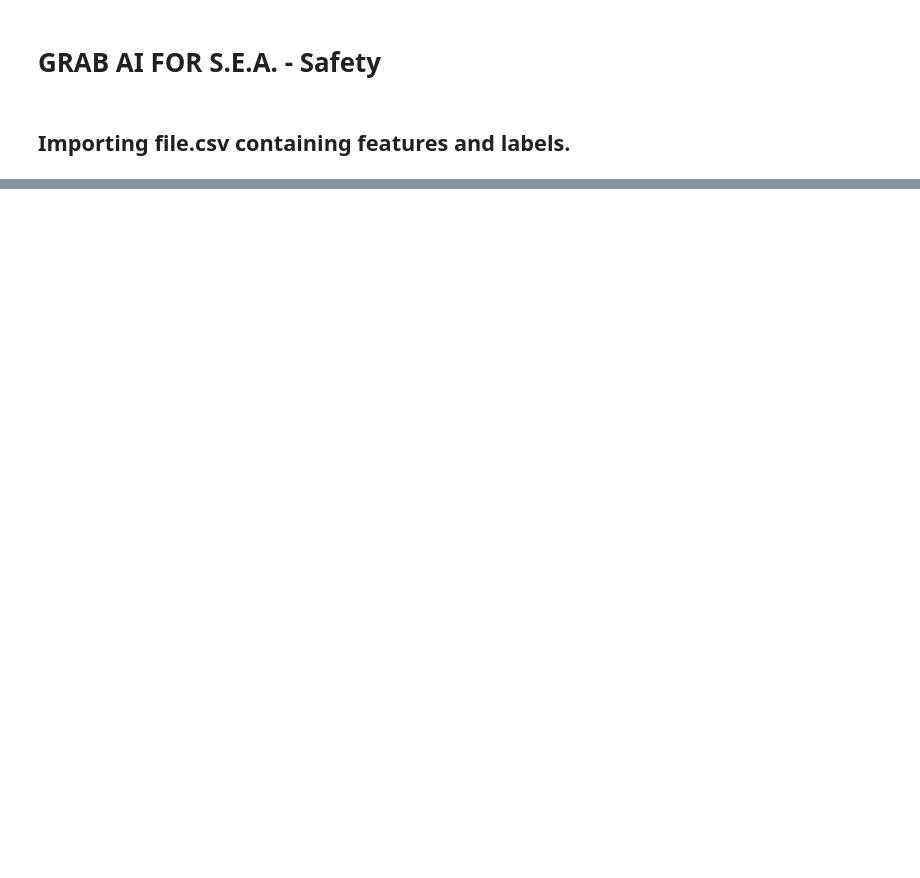
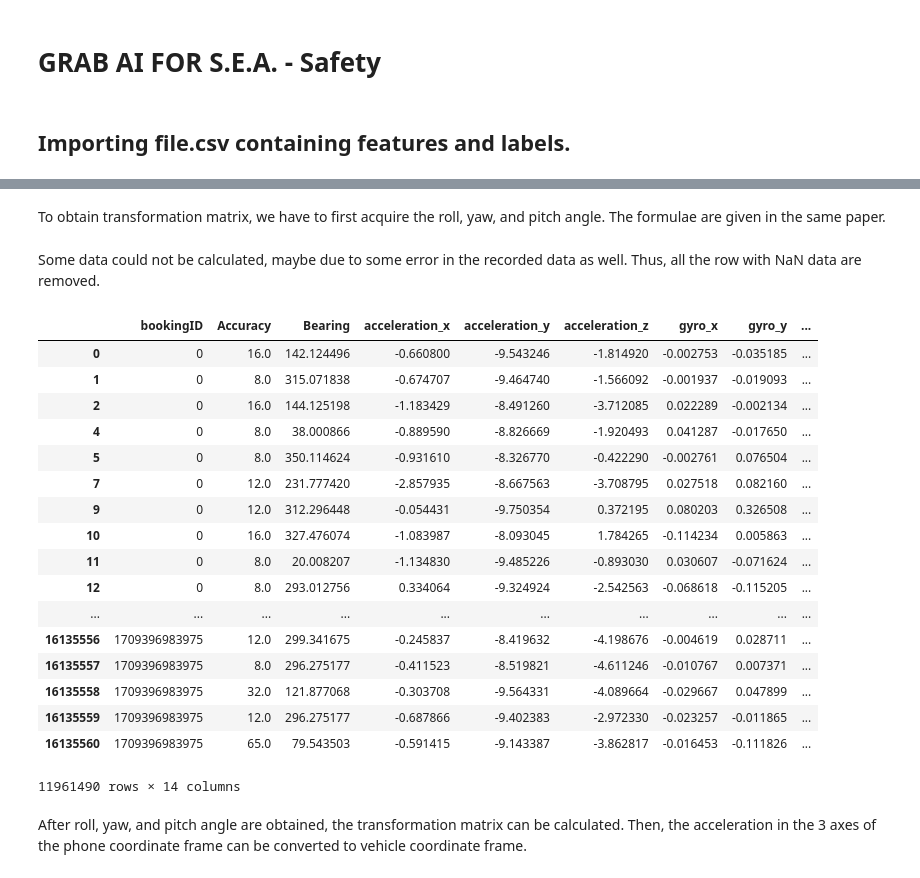
Before and after one commit to yeejingye/GrabAIforSEA_Safety, a Jupyter notebook: GrabAIforSEA_Safety.ipynb, the cells around one changed output, grey strips where cells are left out. Drawn from its saved outputs; the diff is of its cells as text; code cells hidden in the pictures; blank space fills up the shorter version.

```diff
--- a/GrabAIforSEA_Safety.ipynb
+++ b/GrabAIforSEA_Safety.ipynb
@@ -49,0 +102,24 @@ file = pd.read_csv('full.csv')
+# %%
+# Change the path to Label file directory
+labeldir = 'C:\\Program Files\\WPy-3662\\notebooks\\grab_safety\\labels'
+
+# Retrieve all the csv files in that directory
+labelfiles = glob.glob(os.path.join(labeldir, '*.csv'))
+
+# Loop through and read all the files
+dataframes = []
+for labelfile in labelfiles:
+    label_df = pd.read_csv(labelfile)
+    dataframes.append(label_df)
+
+# Concatenate the CSV files together
+label_df = pd.concat(dataframes, ignore_index=False)
+
+# # Setting bookingID as index
+label_df = label_df.set_index('bookingID')
+
+# Rearranging data based on bookingID
+label_df = label_df.sort_index(ascending=True)
+
+# Optional: Print out to a new CSV file
+# label_df.to_csv('label.csv')
@@ -49,0 +130,7 @@ file = pd.read_csv('full.csv')
+# %%
+# Inserting label into main dataframe
+
+nesteddict = label_df.to_dict()
+label = nesteddict['label']
+
+data_df['label'] = data_df['bookingID'].map(label)
@@ -49,0 +146,36 @@ file = pd.read_csv('full.csv')
+# %% [markdown]
+To obtain transformation matrix, we have to first acquire the roll, yaw, and pitch angle. The formulae are given in the same paper.
+# %%
+# Finding angle of roll, yaw, pitch
+import numpy as np
+g = 9.81 #gravity value in m/s2
+data_df['pitchangle'] = np.arcsin(data_df['acceleration_y']/g)
+data_df['rollangle'] = np.arctan(-(data_df['acceleration_x'])/data_df['acceleration_z'])
+data_df['yawangle'] = (data_df['Bearing'])/180*np.pi
+# %% [markdown]
+Some data could not be calculated, maybe due to some error in the recorded data as well. Thus, all the row with NaN data are removed.
+# %%
+data_df = data_df.dropna()
+
+data_df
+# %% [output]
+|  | bookingID | Accuracy | Bearing | acceleration_x | acceleration_y | acceleration_z | gyro_x | gyro_y | ... |
+| 0 | 0 | 16.0 | 142.124496 | -0.660800 | -9.543246 | -1.814920 | -0.002753 | -0.035185 | ... |
+| 1 | 0 | 8.0 | 315.071838 | -0.674707 | -9.464740 | -1.566092 | -0.001937 | -0.019093 | ... |
+| 2 | 0 | 16.0 | 144.125198 | -1.183429 | -8.491260 | -3.712085 | 0.022289 | -0.002134 | ... |
+| 4 | 0 | 8.0 | 38.000866 | -0.889590 | -8.826669 | -1.920493 | 0.041287 | -0.017650 | ... |
+| 5 | 0 | 8.0 | 350.114624 | -0.931610 | -8.326770 | -0.422290 | -0.002761 | 0.076504 | ... |
+| 7 | 0 | 12.0 | 231.777420 | -2.857935 | -8.667563 | -3.708795 | 0.027518 | 0.082160 | ... |
+| 9 | 0 | 12.0 | 312.296448 | -0.054431 | -9.750354 | 0.372195 | 0.080203 | 0.326508 | ... |
+| 10 | 0 | 16.0 | 327.476074 | -1.083987 | -8.093045 | 1.784265 | -0.114234 | 0.005863 | ... |
+| 11 | 0 | 8.0 | 20.008207 | -1.134830 | -9.485226 | -0.893030 | 0.030607 | -0.071624 | ... |
+| 12 | 0 | 8.0 | 293.012756 | 0.334064 | -9.324924 | -2.542563 | -0.068618 | -0.115205 | ... |
+| ... | ... | ... | ... | ... | ... | ... | ... | ... | ... |
+| 16135556 | 1709396983975 | 12.0 | 299.341675 | -0.245837 | -8.419632 | -4.198676 | -0.004619 | 0.028711 | ... |
+| 16135557 | 1709396983975 | 8.0 | 296.275177 | -0.411523 | -8.519821 | -4.611246 | -0.010767 | 0.007371 | ... |
+| 16135558 | 1709396983975 | 32.0 | 121.877068 | -0.303708 | -9.564331 | -4.089664 | -0.029667 | 0.047899 | ... |
+| 16135559 | 1709396983975 | 12.0 | 296.275177 | -0.687866 | -9.402383 | -2.972330 | -0.023257 | -0.011865 | ... |
+| 16135560 | 1709396983975 | 65.0 | 79.543503 | -0.591415 | -9.143387 | -3.862817 | -0.016453 | -0.111826 | ... |
+11961490 rows × 14 columns
+# %% [markdown]
+After roll, yaw, and pitch angle are obtained, the transformation matrix can be calculated. Then, the acceleration in the 3 axes of the phone coordinate frame can be converted to vehicle coordinate frame.
```
Also changed, not shown: parts of 28 cells of this notebook.
